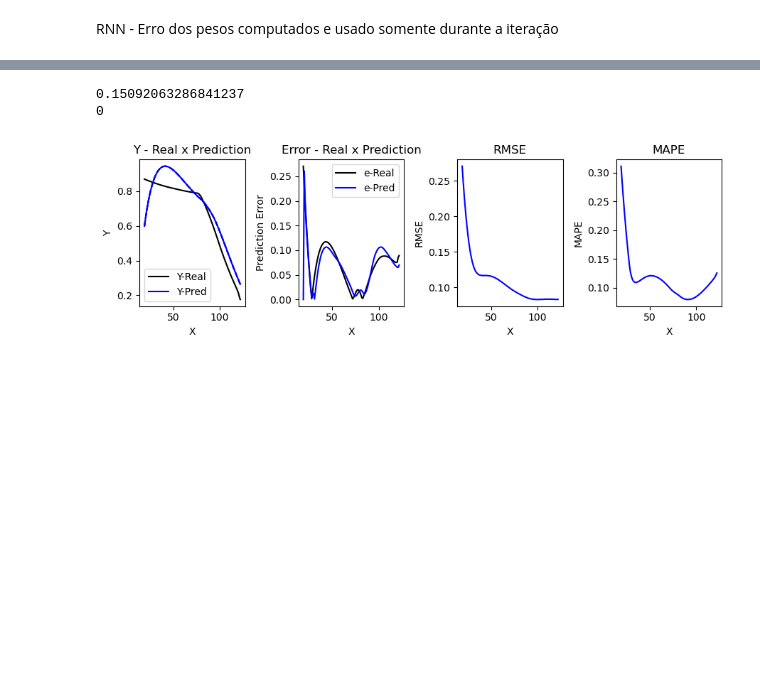
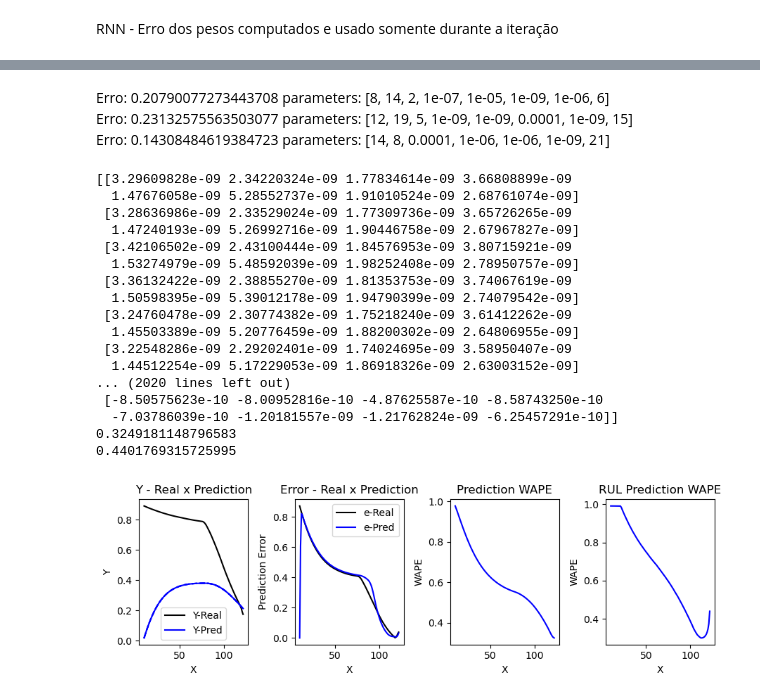
Before and after one commit to cduartes0203/Batteries_Prognostics, a Jupyter notebook: test_RTLO_R01.ipynb, the cells around one changed output, grey strips where cells are left out. Drawn from its saved outputs; the diff is of its cells as text; code cells hidden in the pictures; blank space fills up the shorter version.

```diff
--- a/test_RTLO_R01.ipynb
+++ b/test_RTLO_R01.ipynb
@@ -9,6 +9,7 @@ import ipynbname
 import math
 import matplotlib.cm as cm
 import optuna
+from optuna.samplers import RandomSampler
 from optuna.visualization import plot_parallel_coordinate
 from optuna.visualization import plot_pareto_front
 from optuna.importance import get_param_importances
@@ -23,7 +24,7 @@ from sklearn.metrics import root_mean_squared_error as RMSE
 from sklearn.metrics import mean_absolute_percentage_error as MAPE
 FileName = ipynbname.name()
 
-params = [18, 10, 2, 0.1, 1e-08, 1e-05, 1e-06, 1]
+params = [17, 18, 3, 1e-08, 1e-08, 1e-05, 1e-08, 10]
 df = pd.read_csv(r'Dataset\Bearing1_1.csv')
 sig = df['PC1'].values
 
@@ -40,7 +41,7 @@ def prepare_data(sig, n, m):
     return np.array(X), np.array(Y)
 
 def PlotPredError(rtlo,w=9,h=3):
-    s = len(rtlo.yMAPE)
+    s = len(rtlo.yWAPE)
     t = rtlo.t
     fig, axes = plt.subplots(nrows=1, ncols=4, figsize=(w, h))
     axes = axes.flatten()
@@ -63,15 +64,15 @@ def PlotPredError(rtlo,w=9,h=3):
     ax2.set_ylabel('Prediction Error', color='black')
     ax2.legend()
 
-    ax3.plot(t[-s:], rtlo.yRMSE, color='blue',label='RMSE', linestyle='-')
-    ax3.set_title('RMSE')
+    ax3.plot(t[-s:], rtlo.yWAPE, color='blue',label='WAPE', linestyle='-')
+    ax3.set_title('Prediction WAPE')
     ax3.set_xlabel('X')
-    ax3.set_ylabel('RMSE', color='black')
+    ax3.set_ylabel('WAPE', color='black')
 
-    ax4.plot(t[-s:], rtlo.yMAPE, color='blue',label='MAPE', linestyle='-')
-    ax4.set_title('MAPE')
+    ax4.plot(t[-s:], rtlo.rWAPE, color='blue',label='WAPE', linestyle='-')
+    ax4.set_title('RUL Prediction WAPE')
     ax4.set_xlabel('X')
-    ax4.set_ylabel('MAPE', color='black')
+    ax4.set_ylabel('WAPE', color='black')
 
     fig.tight_layout()  # otherwise the right y-label is slightly clipped
     plt.show()
@@ -439,21 +452,45 @@ Erro: 0.15092063286841237 parameters:  [18, 20, 6, 0.1, 0.1, 0.0001, 1e-06, 2]
+# %% [markdown]
+Erro: 0.20790077273443708 parameters:  [8, 14, 2, 1e-07, 1e-05, 1e-09, 1e-06, 6]\
+Erro: 0.23132575563503077 parameters:  [12, 19, 5, 1e-09, 1e-09, 0.0001, 1e-09, 15]\
+Erro: 0.14308484619384723 parameters:  [14, 8, 0.0001, 1e-06, 1e-06, 1e-09, 21]
+# %%
+params = [17, 18, 3, 1e-09, 1e-09, 1e-06, 1e-07, 11]
+params =  [12, 19, 5, 1e-09, 1e-09, 0.0001, 1e-09, 15]
+params = [8, 14, 2, 1e-07, 1e-05, 1e-09, 1e-06, 6]
+params = [14, 8, 0.0001, 1e-06, 1e-06, 1e-09, 21]
+#params = {'nI': 9, 'nR': 26, 'nO': 2, 'N1': 0.01, 'N2': 1e-09, 'N3': 1e-07, 'lr': 0.0001, 'τ': 8}
+#params = list(params.values())
 # %%
-nI,nR,nO,N1,N2,N3,lr,τ= params
+nI,nR,N1,N2,N3,lr,τ= params
+nO=nI
 ηS = [N1,N2,N3]
 X,Y = prepare_data(sig,n=nI,m=nO)
 rtlo = RTLO(nI,nR,nO,ηS,τ,lr)
-erroR = np.array([])
-erroP = np.array([])
+rtlo.ref = len(sig)-nI
 for i in range(len(X[:])):
-    y_r = Y[i]
-    y_p = rtlo.PredSingle(X[i])
-    eP = rtlo.UpdateRLS(y_p,y_r[-1:])
-    rulR = (len(sig)-nI-i-1)
-    rtlo.PredRul(x=X[i],rulR=rulR)
-    rtlo.fit(X[i],Y[i],store=True)
-print(rtlo.μyWAPE)
-print(rtlo.MPsum)
+    #rtlo.PredRul(x=X[i],store=True)
+    rtlo.PredRulIntr(x=X[i],store=True)
+    rtlo.fit(X[i],Y[i],start=0,store=True)
+
+print(rtlo.yWAPE[-1])
+print(rtlo.rWAPE[-1])
 PlotPredError(rtlo)
 # %% [output]
-0.15092063286841237
-0
+[[3.29609828e-09 2.34220324e-09 1.77834614e-09 3.66808899e-09
+  1.47676058e-09 5.28552737e-09 1.91010524e-09 2.68761074e-09]
+ [3.28636986e-09 2.33529024e-09 1.77309736e-09 3.65726265e-09
+  1.47240193e-09 5.26992716e-09 1.90446758e-09 2.67967827e-09]
+ [3.42106502e-09 2.43100444e-09 1.84576953e-09 3.80715921e-09
+  1.53274979e-09 5.48592039e-09 1.98252408e-09 2.78950757e-09]
+ [3.36132422e-09 2.38855270e-09 1.81353753e-09 3.74067619e-09
+  1.50598395e-09 5.39012178e-09 1.94790399e-09 2.74079542e-09]
+ [3.24760478e-09 2.30774382e-09 1.75218240e-09 3.61412262e-09
+  1.45503389e-09 5.20776459e-09 1.88200302e-09 2.64806955e-09]
+ [3.22548286e-09 2.29202401e-09 1.74024695e-09 3.58950407e-09
+  1.44512254e-09 5.17229053e-09 1.86918326e-09 2.63003152e-09]
+... (2020 lines left out)
+ [-8.50575623e-10 -8.00952816e-10 -4.87625587e-10 -8.58743250e-10
+  -7.03786039e-10 -1.20181557e-09 -1.21762824e-09 -6.25457291e-10]]
+0.3249181148796583
+0.4401769315725995
-[figure, old version]
+[figure, new version]
```
Also changed, not shown: parts of 12 cells of this notebook, 1 other file.
